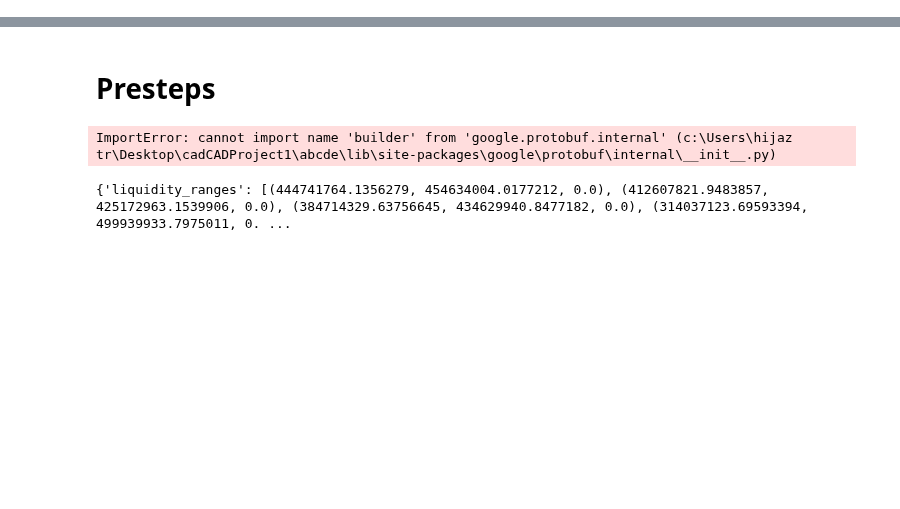
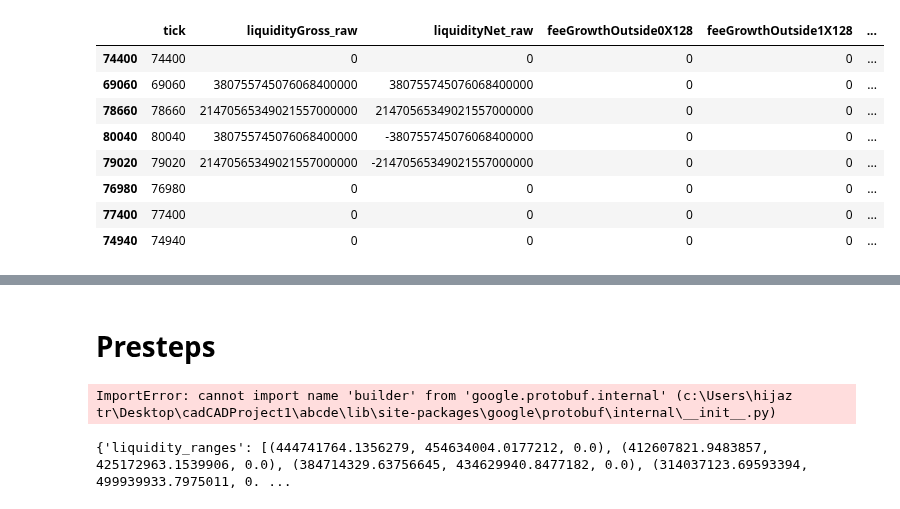
Before and after one commit to idrees535/ILP-V3, a Jupyter notebook: model_ notebooks/ilp_experiments.ipynb, the cells around one changed output, grey strips where cells are left out. Saved outputs shown, nothing was run; the diff lists cells and outputs as text; code cells hidden in the pictures; blank space fills up the shorter version.

```diff
--- a/model_ notebooks/ilp_experiments.ipynb
+++ b/model_ notebooks/ilp_experiments.ipynb
@@ -579,0 +1146,6 @@ By modeling both types of actions, you create a more realistic simulation enviro
+# %%
+from util.globaltokens import weth_usdc_pool
+from util.constants import GOD_ACCOUNT
+from util.base18 import toBase18, price_to_valid_tick
+env=weth_usdc_pool
+print(env.get_lp_all_positions(GOD_ACCOUNT))
@@ -579,0 +1160,14 @@ By modeling both types of actions, you create a more realistic simulation enviro
+# %%
+tick_state=env.get_pool_state_for_all_ticks(1000,3000)
+tick_state_df = pd.DataFrame.from_dict(tick_state, orient='index')
+tick_state_df
+# %% [output]
+|  | tick | liquidityGross_raw | liquidityNet_raw | feeGrowthOutside0X128 | feeGrowthOutside1X128 | ... |
+| 74400 | 74400 | 0 | 0 | 0 | 0 | ... |
+| 69060 | 69060 | 380755745076068400000 | 380755745076068400000 | 0 | 0 | ... |
+| 78660 | 78660 | 21470565349021557000000 | 21470565349021557000000 | 0 | 0 | ... |
+| 80040 | 80040 | 380755745076068400000 | -380755745076068400000 | 0 | 0 | ... |
+| 79020 | 79020 | 21470565349021557000000 | -21470565349021557000000 | 0 | 0 | ... |
+| 76980 | 76980 | 0 | 0 | 0 | 0 | ... |
+| 77400 | 77400 | 0 | 0 | 0 | 0 | ... |
+| 74940 | 74940 | 0 | 0 | 0 | 0 | ... |
```
Also changed, not shown: parts of 46 cells of this notebook, 44 other files.
